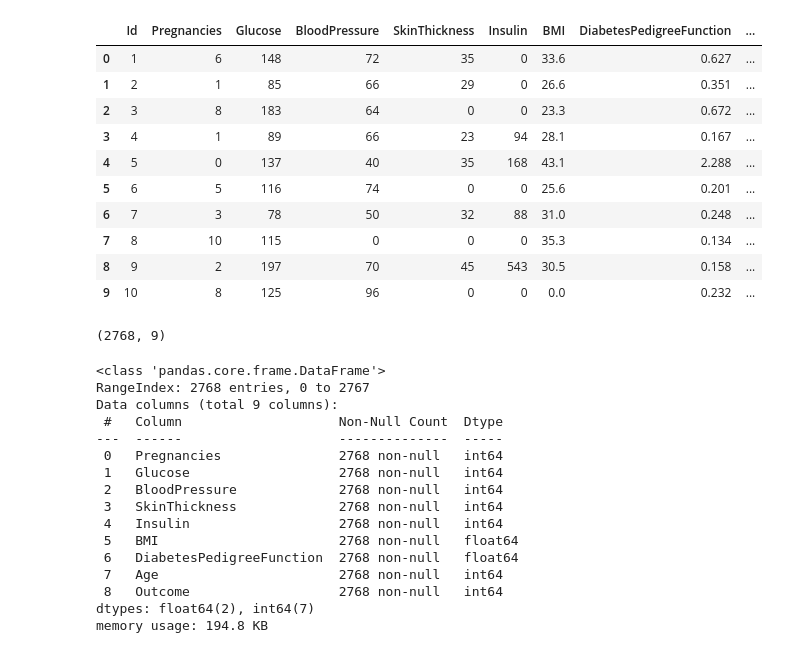
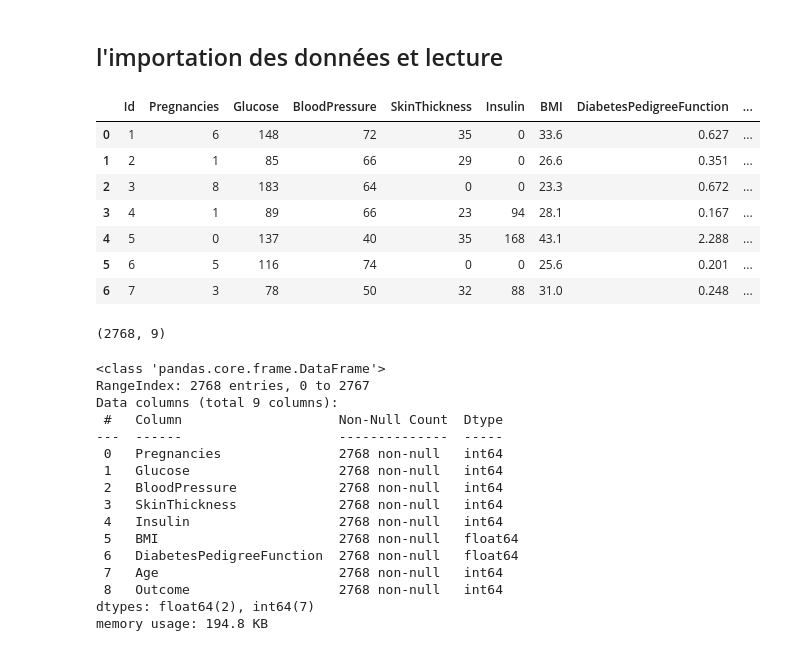
Before and after one commit to Strate-Milambo/Diabetes_detection, a Jupyter notebook: Main.ipynb, the cells around one changed output. Cells and saved outputs as stored; diff of their text form; code cells hidden in the pictures.

```diff
--- a/Main.ipynb
+++ b/Main.ipynb
@@ -16 +16,3 @@ import pickle
+# %% [markdown]
+## l'importation des données et lecture
 # %%
@@ -19,16 +21,14 @@ df = pd.read_csv('dataset\Healthcare-Diabetes.csv', sep=",")
-# %%
-df.head(10)
-# %% [output]
-|  | Id | Pregnancies | Glucose | BloodPressure | SkinThickness | Insulin | BMI | DiabetesPedigreeFunction | ... |
-| 0 | 1 | 6 | 148 | 72 | 35 | 0 | 33.6 | 0.627 | ... |
-| 1 | 2 | 1 | 85 | 66 | 29 | 0 | 26.6 | 0.351 | ... |
-| 2 | 3 | 8 | 183 | 64 | 0 | 0 | 23.3 | 0.672 | ... |
-| 3 | 4 | 1 | 89 | 66 | 23 | 94 | 28.1 | 0.167 | ... |
-| 4 | 5 | 0 | 137 | 40 | 35 | 168 | 43.1 | 2.288 | ... |
-| 5 | 6 | 5 | 116 | 74 | 0 | 0 | 25.6 | 0.201 | ... |
-| 6 | 7 | 3 | 78 | 50 | 32 | 88 | 31.0 | 0.248 | ... |
-| 7 | 8 | 10 | 115 | 0 | 0 | 0 | 35.3 | 0.134 | ... |
-| 8 | 9 | 2 | 197 | 70 | 45 | 543 | 30.5 | 0.158 | ... |
-| 9 | 10 | 8 | 125 | 96 | 0 | 0 | 0.0 | 0.232 | ... |
+# %%
+# faire une lecture de 10er
+dataframe.head(7)
+# %% [output]
+|  | Id | Pregnancies | Glucose | BloodPressure | SkinThickness | Insulin | BMI | DiabetesPedigreeFunction | ... |
+| 0 | 1 | 6 | 148 | 72 | 35 | 0 | 33.6 | 0.627 | ... |
+| 1 | 2 | 1 | 85 | 66 | 29 | 0 | 26.6 | 0.351 | ... |
+| 2 | 3 | 8 | 183 | 64 | 0 | 0 | 23.3 | 0.672 | ... |
+| 3 | 4 | 1 | 89 | 66 | 23 | 94 | 28.1 | 0.167 | ... |
+| 4 | 5 | 0 | 137 | 40 | 35 | 168 | 43.1 | 2.288 | ... |
+| 5 | 6 | 5 | 116 | 74 | 0 | 0 | 25.6 | 0.201 | ... |
+| 6 | 7 | 3 | 78 | 50 | 32 | 88 | 31.0 | 0.248 | ... |
 # %%
 # suppression de la colonne id
@@ -36,5 +36,6 @@ df=df.drop('Id', axis=1)
-# %%
-df.shape
-# %% [output]
-(2768, 9)
+# %%
+# pour connaitre les différentes dimensions
+dataframe.shape
+# %% [output]
+(2768, 9)
 # %%
```
Also changed, not shown: parts of 33 cells of this notebook.
